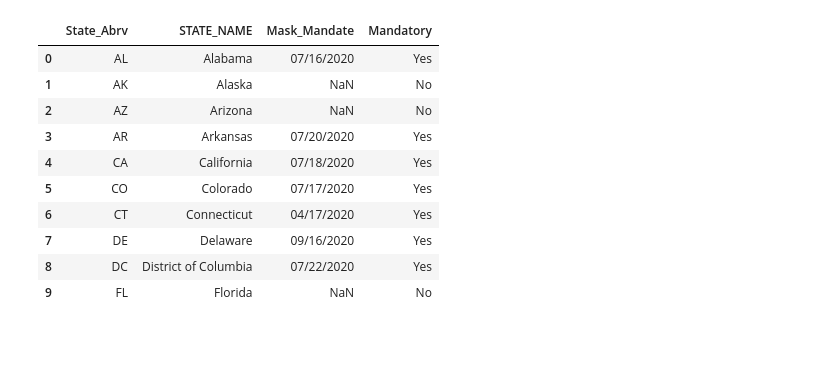
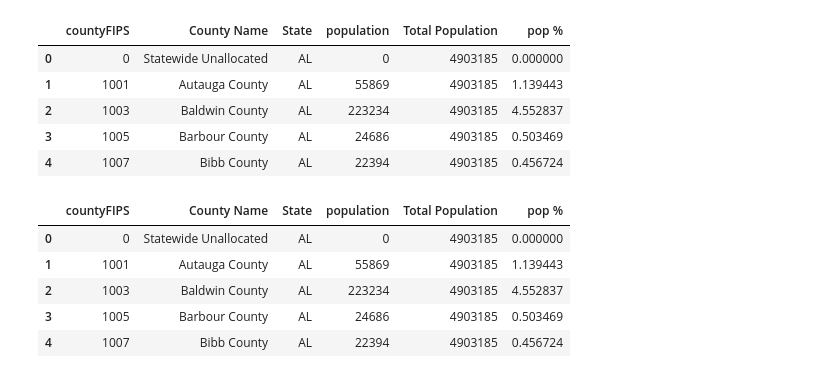
Before and after one commit to rafirahman27/Preparing_for_the_next_Pandemic, a Jupyter notebook: juston.ipynb, the cells around one changed output. Saved outputs shown, nothing was run; the diff lists cells and outputs as text; code cells hidden in the pictures; blank space fills up the shorter version.

```diff
--- a/juston.ipynb
+++ b/juston.ipynb
@@ -6,0 +115,13 @@ import seaborn as sns
+# %%
+state_pop_sum = {}
+for index, row in pop.iterrows():
+    state_abbr = row['State']
+    tot_pop = row['population']
+
+    if state_abbr in state_pop_sum:
+        state_pop_sum[state_abbr] += tot_pop
+    else:
+        state_pop_sum[state_abbr] = tot_pop
+
+for state, pop_sum in state_pop_sum.items():
+    print(f"{state}: {pop_sum}")
@@ -6,0 +146,3 @@ import seaborn as sns
+# %%
+tot_pop = pd.DataFrame(list(state_pop_sum.items()), columns=['State', 'Total Population'])
+tot_pop.head()
@@ -6,0 +156,3 @@ import seaborn as sns
+# %%
+merged_pop = pd.merge(pop, tot_pop, on='State')
+merged_pop.head()
@@ -6,0 +166,10 @@ import seaborn as sns
+# %%
+merged_pop['pop %'] = (merged_pop['population'] / merged_pop['Total Population']) * 100
+merged_pop.head()
+# %% [output]
+|  | countyFIPS | County Name | State | population | Total Population | pop % |
+| 0 | 0 | Statewide Unallocated | AL | 0 | 4903185 | 0.000000 |
+| 1 | 1001 | Autauga County | AL | 55869 | 4903185 | 1.139443 |
+| 2 | 1003 | Baldwin County | AL | 223234 | 4903185 | 4.552837 |
+| 3 | 1005 | Barbour County | AL | 24686 | 4903185 | 0.503469 |
+| 4 | 1007 | Bibb County | AL | 22394 | 4903185 | 0.456724 |
@@ -9,15 +181,10 @@ mask = pd.read_csv('./Data/Mask Mandate.csv')
-# %%
-mask.head(10)
-# %% [output]
-|  | State_Abrv | STATE_NAME | Mask_Mandate | Mandatory |
-| 0 | AL | Alabama | 07/16/2020 | Yes |
-| 1 | AK | Alaska | NaN | No |
-| 2 | AZ | Arizona | NaN | No |
-| 3 | AR | Arkansas | 07/20/2020 | Yes |
-| 4 | CA | California | 07/18/2020 | Yes |
-| 5 | CO | Colorado | 07/17/2020 | Yes |
-| 6 | CT | Connecticut | 04/17/2020 | Yes |
-| 7 | DE | Delaware | 09/16/2020 | Yes |
-| 8 | DC | District of Columbia | 07/22/2020 | Yes |
-| 9 | FL | Florida | NaN | No |
+# %%
+new_pop.head()
+# %% [output]
+|  | countyFIPS | County Name | State | population | Total Population | pop % |
+| 0 | 0 | Statewide Unallocated | AL | 0 | 4903185 | 0.000000 |
+| 1 | 1001 | Autauga County | AL | 55869 | 4903185 | 1.139443 |
+| 2 | 1003 | Baldwin County | AL | 223234 | 4903185 | 4.552837 |
+| 3 | 1005 | Barbour County | AL | 24686 | 4903185 | 0.503469 |
+| 4 | 1007 | Bibb County | AL | 22394 | 4903185 | 0.456724 |
 # %%
```
Also changed, not shown: parts of 19 cells of this notebook, 5 other files.
